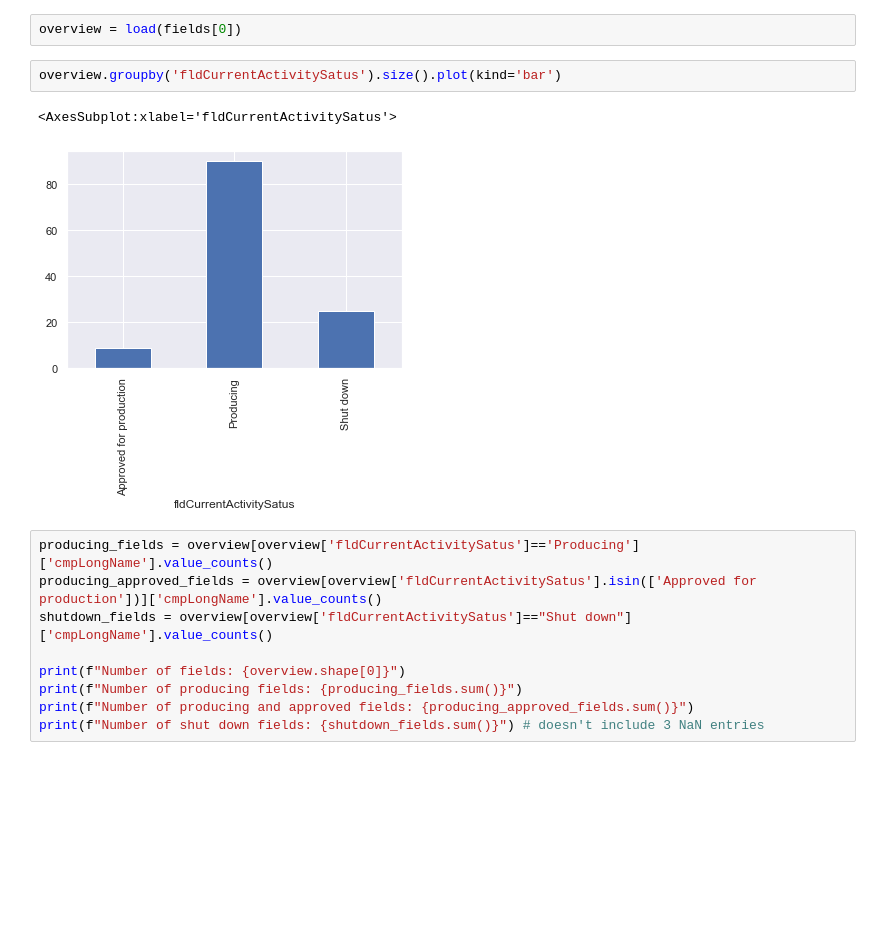
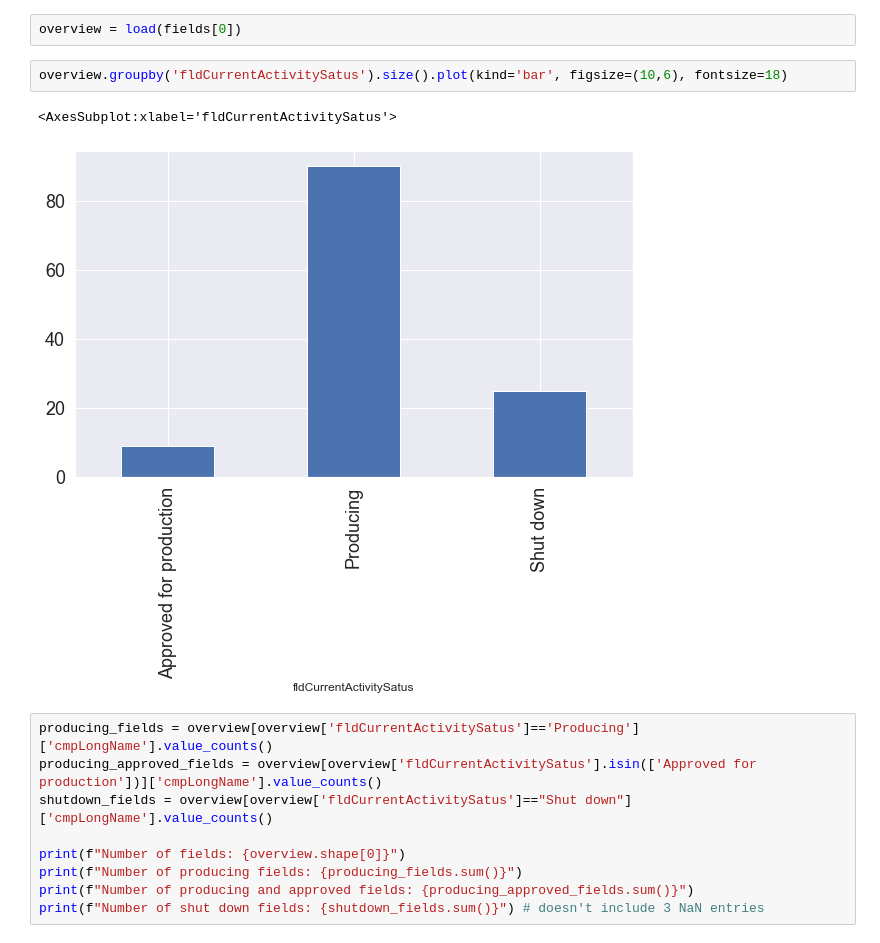
Before and after one commit to ABDunbar/NPD-Fields, a Jupyter notebook: Field.ipynb, the cells around one changed output. Cells and saved outputs as stored; diff of their text form; blank space fills up the shorter version.

```diff
--- a/Field.ipynb
+++ b/Field.ipynb
@@ -24,10 +24,10 @@ from load import load
 # %%
 overview = load(fields[0])
 # %%
-overview.groupby('fldCurrentActivitySatus').size().plot(kind='bar')
+overview.groupby('fldCurrentActivitySatus').size().plot(kind='bar', figsize=(10,6), fontsize=18)
 # %% [output]
 <AxesSubplot:xlabel='fldCurrentActivitySatus'>
-[figure, old version]
+[figure, new version]
 # %%
 producing_fields = overview[overview['fldCurrentActivitySatus']=='Producing']['cmpLongName'].value_counts()
 producing_approved_fields = overview[overview['fldCurrentActivitySatus'].isin(['Approved for production'])]['cmpLongName'].value_counts()
```
Also changed, not shown: parts of 5 cells of this notebook.
